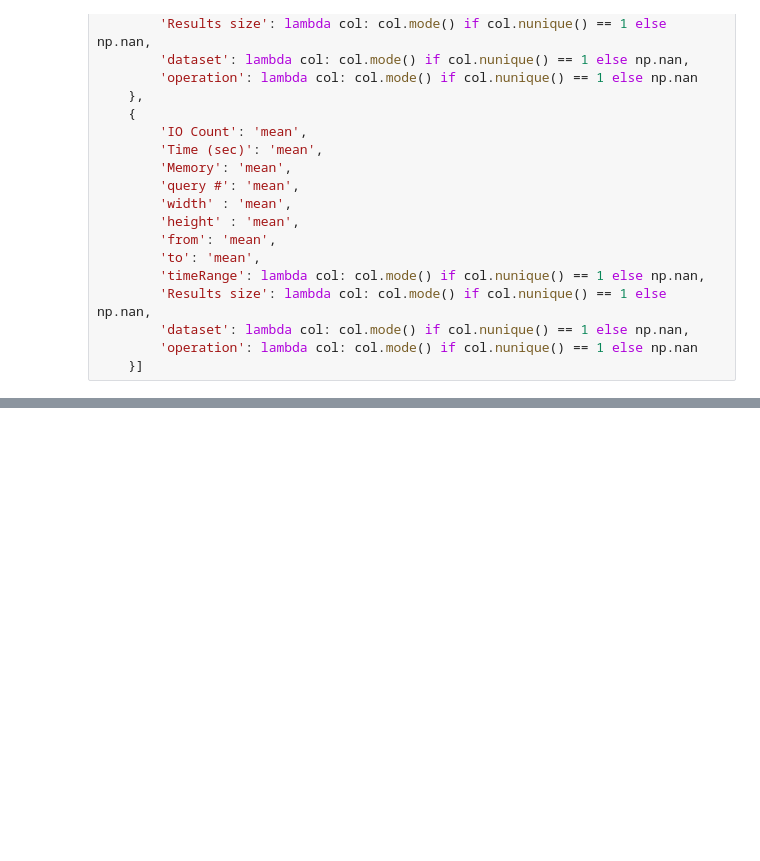
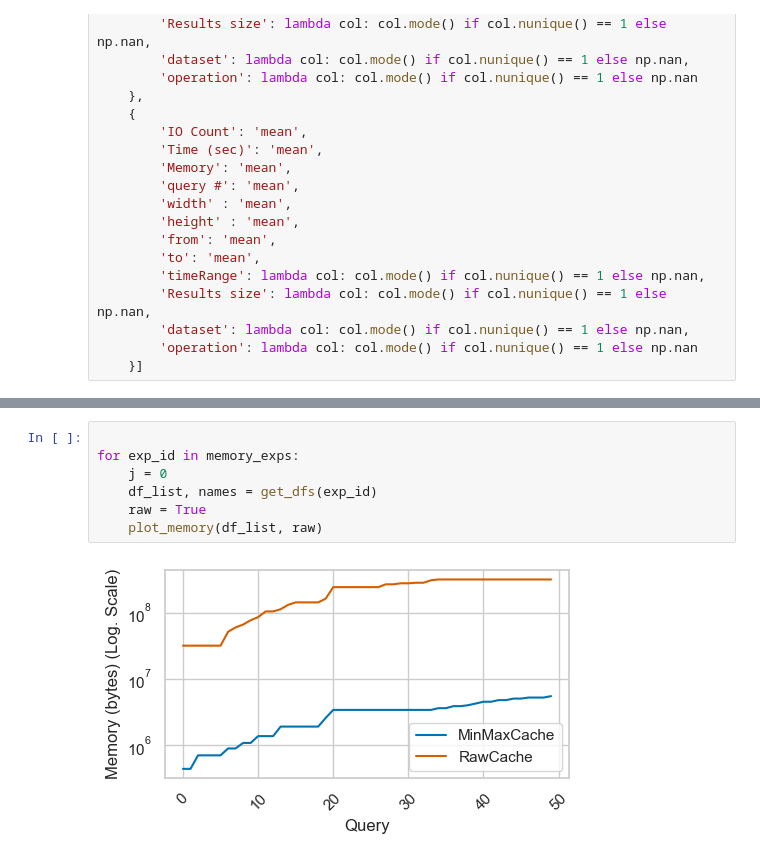
Before and after one commit to MORE-EU/more-vis-index, a Jupyter notebook: Results-Competitors.ipynb, the cells around one changed output, grey strips where cells are left out. Drawn from its saved outputs; the diff is of its cells as text; blank space fills up the shorter version.

```diff
--- a/Results-Competitors.ipynb
+++ b/Results-Competitors.ipynb
@@ -357,0 +593,9 @@ for exp_id in memory_exps:
+# %%
+
+for exp_id in memory_exps:
+    j = 0
+    df_list, names = get_dfs(exp_id)
+    raw = True
+    plot_memory(df_list, raw)
+# %% [output]
+[figure, added]
```
Also changed, not shown: parts of 9 cells of this notebook, 13 other files.
